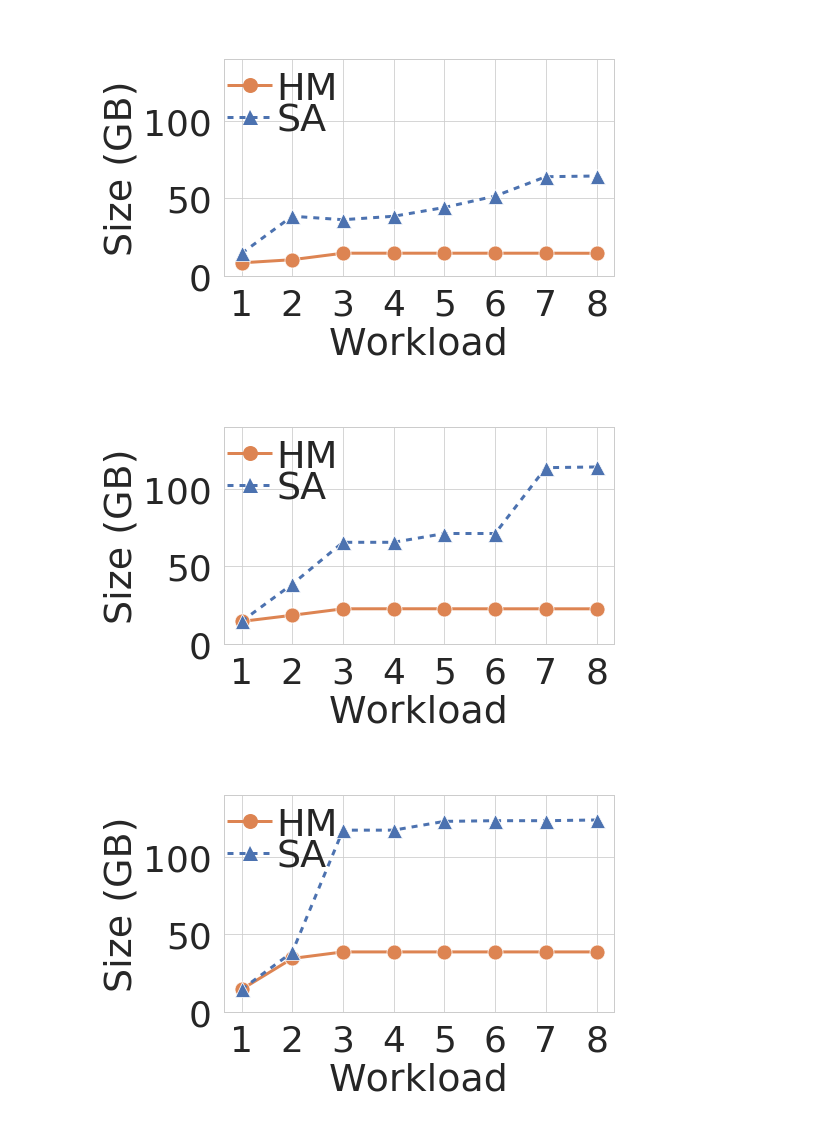
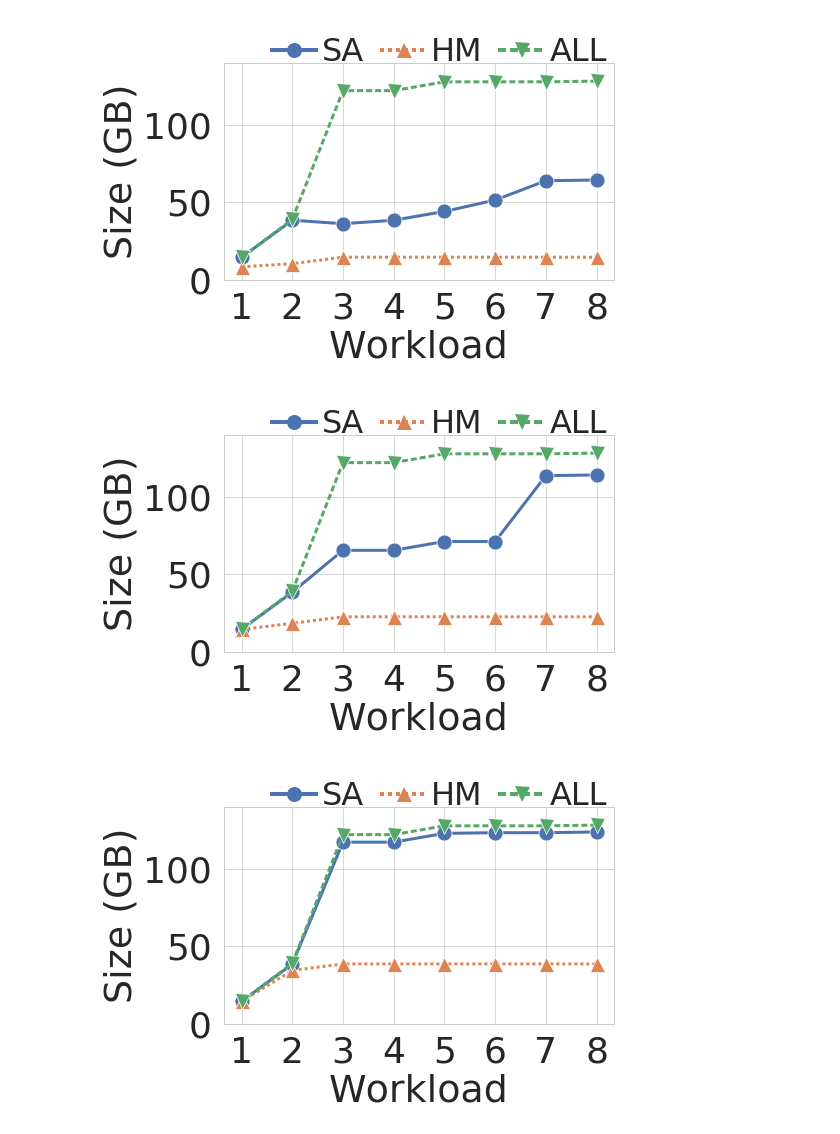
Before and after one commit to dbehrouz/ml-workload-optimization, a Jupyter notebook: code/collaborative-optimizer/paper/experiments/materialization/plots.ipynb, the cells around one changed output. Drawn from its saved outputs; the diff is of its cells as text; code cells hidden in the pictures.

Commit message:
adds total storage size and all mat execution time and polishes the figures

```diff
--- a/code/collaborative-optimizer/paper/experiments/materialization/plots.ipynb
+++ b/code/collaborative-optimizer/paper/experiments/materialization/plots.ipynb
@@ -118,44 +115,3 @@ plot_execution_time(df, output_directory+'/run-time.pgf')
-# %%
-def plot_sizes(df, loc=None):
-    plt.figure(figsize=(7, 4))
-    plot = sns.lineplot(
-        data=df,
-        x='workload_order',
-        y='total_mat',
-        hue='mat_type',
-        style='mat_type',
-        markers=["^", "o"],
-        lw=3,
-        hue_order=['HM', 'SA'],
-        dashes=[(2, 2), (1, 0)],
-        palette={
-            'SA': SYSTEM_COLOR,
-            'HM': BASELINE_COLOR
-        },
-        legend='brief')
-
-    legend = plt.legend(
-        loc='upper left',
-        fontsize=38,
-        handlelength=1.2,
-        handletextpad=0.1,
-        labelspacing=-.1,
-        bbox_to_anchor=(-.08, 1.25))
-    #     legend.legendHandles[0].xy = (1000,0)
-    #     legend.legendHandles[1].xy = (60,0)
-    #     legend.legendHandles[0]._width = 1
-    #     legend.legendHandles[1]._width = 31
-    plot.set_ylim((0, 140))
-    legend.texts[0].set_text("")
-    for line in legend.get_lines():
-        line.set_linewidth(3.0)
-    plot.set_xlabel('Workload', fontsize=38)
-    plot.set_ylabel('Size (GB)', fontsize=38)
-    plt.tick_params(labelsize=36)
-    plot.set_xticklabels(range(1, 9))
-    plot.set_xticks(range(1, 9))
-    if loc is not None:
-        plt.savefig(loc, bbox_inches='tight')
 # %%
 execution_order = {
     'start_here_a_gentle_introduction': 1,
@@ -172,16 +205,16 @@ df['workload_order'] = df['workload'].replace(execution_order)
 # %%
-plot_sizes(df[df['budget'] == 8.0], output_directory+'/size-8.pgf')
-#plot_sizes(df[df['budget'] == 8.0])
+plot_sizes(df[(df['budget'] == 8.0) | (df['mat_type'] == 'ALL')], output_directory+'/size-8.pgf')
+#plot_sizes(df[(df['budget'] == 8.0) | (df['mat_type'] == 'ALL')])
 # %% [output]
-[figure, old version]
+[figure, new version]
 # %%
-plot_sizes(df[df['budget'] == 16.0], output_directory+'/size-16.pgf')
-#plot_sizes(df[df['budget'] == 16.0])
+plot_sizes(df[(df['budget'] == 16.0) | (df['mat_type'] == 'ALL')], output_directory+'/size-16.pgf')
+#plot_sizes(df[(df['budget'] == 16.0) | (df['mat_type'] == 'ALL')])
 # %% [output]
-[figure, old version]
+[figure, new version]
 # %%
-plot_sizes(df[df['budget'] == 32.0], output_directory+'/size-32.pgf')
-#plot_sizes(df[df['budget'] == 32.0])
+plot_sizes(df[(df['budget'] == 32.0) | (df['mat_type'] == 'ALL')], output_directory+'/size-32.pgf')
+#plot_sizes(df[(df['budget'] == 32.0) | (df['mat_type'] == 'ALL')])
 # %% [output]
-[figure, old version]
+[figure, new version]
 # %%
```
Also changed, not shown: parts of 4 cells of this notebook, 7 other files.
